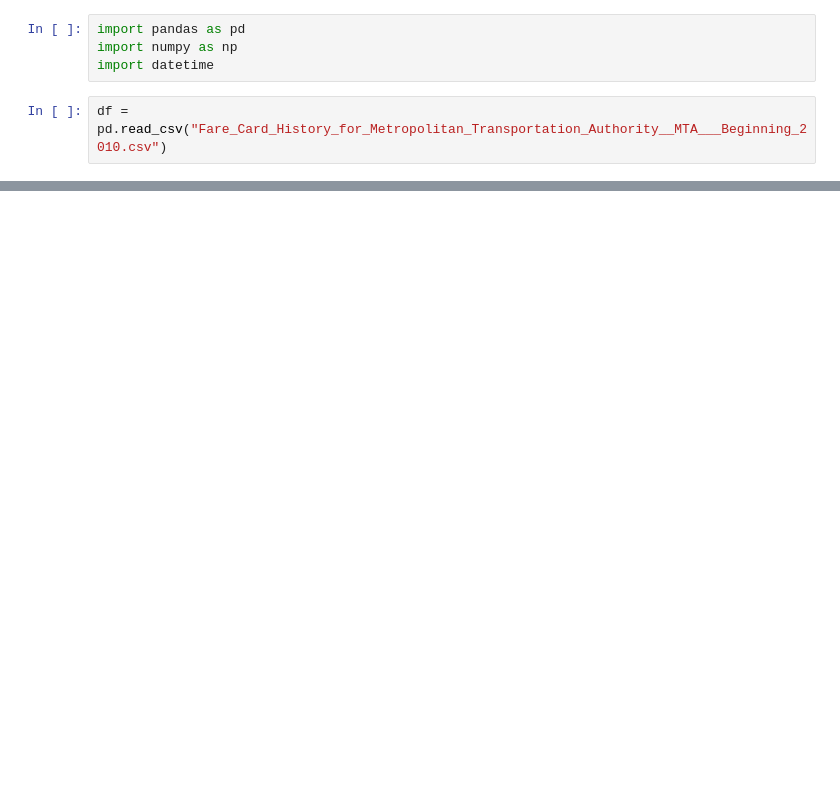
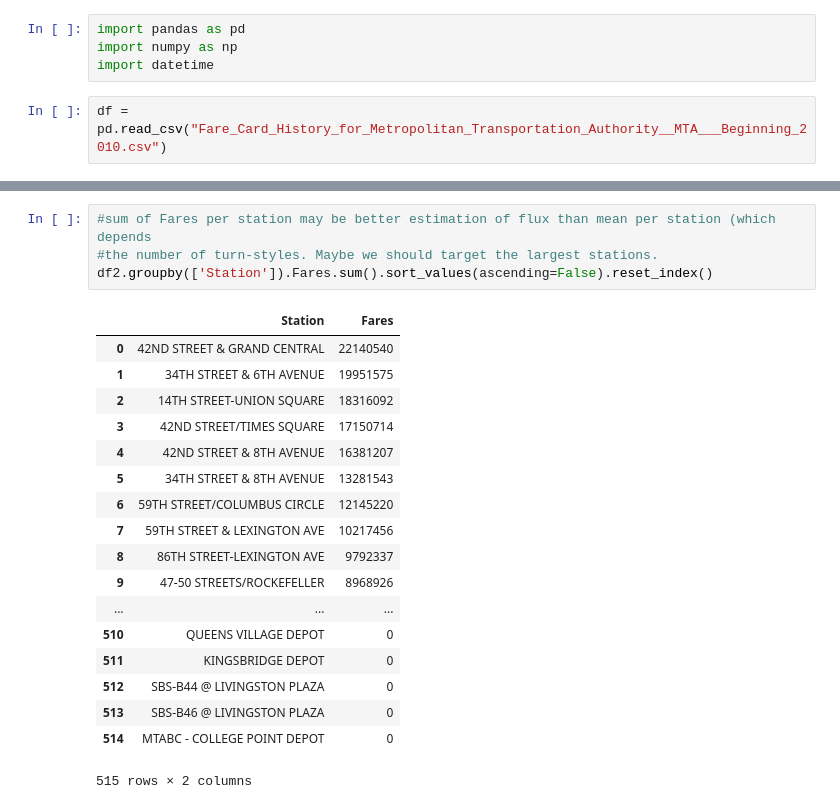
Before and after one commit to timrandg/metis_benson, a Jupyter notebook: Benson.ipynb, the cells around one changed output, grey strips where cells are left out. Cells and saved outputs as stored; diff of their text form; blank space fills up the shorter version.

```diff
--- a/Benson.ipynb
+++ b/Benson.ipynb
@@ -93,0 +150,23 @@ Name: Fares, Length: 972, dtype: int64
+# %%
+#sum of Fares per station may be better estimation of flux than mean per station (which depends
+#the number of turn-styles. Maybe we should target the largest stations.
+df2.groupby(['Station']).Fares.sum().sort_values(ascending=False).reset_index()
+# %% [output]
+|  | Station | Fares |
+| 0 | 42ND STREET & GRAND CENTRAL | 22140540 |
+| 1 | 34TH STREET & 6TH AVENUE | 19951575 |
+| 2 | 14TH STREET-UNION SQUARE | 18316092 |
+| 3 | 42ND STREET/TIMES SQUARE | 17150714 |
+| 4 | 42ND STREET & 8TH AVENUE | 16381207 |
+| 5 | 34TH STREET & 8TH AVENUE | 13281543 |
+| 6 | 59TH STREET/COLUMBUS CIRCLE | 12145220 |
+| 7 | 59TH STREET & LEXINGTON AVE | 10217456 |
+| 8 | 86TH STREET-LEXINGTON AVE | 9792337 |
+| 9 | 47-50 STREETS/ROCKEFELLER | 8968926 |
+| ... | ... | ... |
+| 510 | QUEENS VILLAGE DEPOT | 0 |
+| 511 | KINGSBRIDGE DEPOT | 0 |
+| 512 | SBS-B44 @ LIVINGSTON PLAZA | 0 |
+| 513 | SBS-B46 @ LIVINGSTON PLAZA | 0 |
+| 514 | MTABC - COLLEGE POINT DEPOT | 0 |
+515 rows × 2 columns
```
Also changed, not shown: parts of 8 cells of this notebook, 2 other files.
